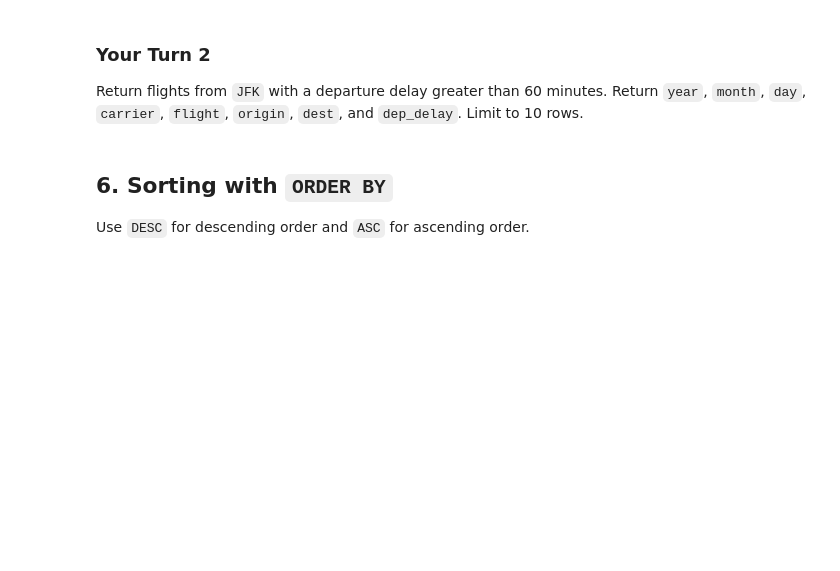
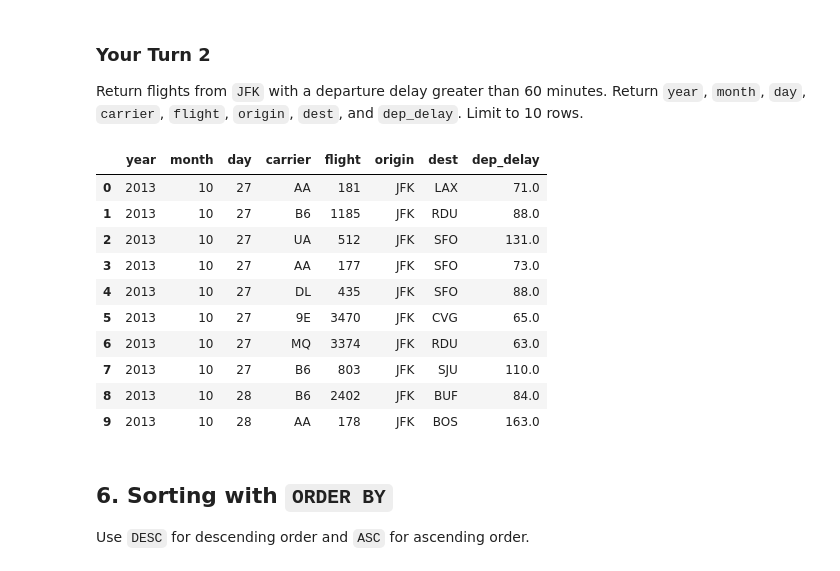
Before and after one commit to glendadavisjohnson/ban6003_001_weeks9_10_sql_abt_template_davis_johnson_glenda, a Jupyter notebook: notebooks/module9_neon_sql_fundamentals_guided_lab.ipynb, the cells around one changed output. Saved outputs shown, nothing was run; the diff lists cells and outputs as text; code cells hidden in the pictures; blank space fills up the shorter version.

```diff
--- a/notebooks/module9_neon_sql_fundamentals_guided_lab.ipynb
+++ b/notebooks/module9_neon_sql_fundamentals_guided_lab.ipynb
@@ -193,10 +277,25 @@ Return flights from `JFK` with a departure delay greater than 60 minutes. Return
 # %%
 # Your Turn 2
 query = """
-
+SELECT year, month, day, carrier, flight, origin, dest, dep_delay
+FROM flights
+WHERE origin = 'JFK' AND dep_delay >= 60
+LIMIT 10;
 """
 
 run_query(query, engine)
+# %% [output]
+|  | year | month | day | carrier | flight | origin | dest | dep_delay |
+| 0 | 2013 | 10 | 27 | AA | 181 | JFK | LAX | 71.0 |
+| 1 | 2013 | 10 | 27 | B6 | 1185 | JFK | RDU | 88.0 |
+| 2 | 2013 | 10 | 27 | UA | 512 | JFK | SFO | 131.0 |
+| 3 | 2013 | 10 | 27 | AA | 177 | JFK | SFO | 73.0 |
+| 4 | 2013 | 10 | 27 | DL | 435 | JFK | SFO | 88.0 |
+| 5 | 2013 | 10 | 27 | 9E | 3470 | JFK | CVG | 65.0 |
+| 6 | 2013 | 10 | 27 | MQ | 3374 | JFK | RDU | 63.0 |
+| 7 | 2013 | 10 | 27 | B6 | 803 | JFK | SJU | 110.0 |
+| 8 | 2013 | 10 | 28 | B6 | 2402 | JFK | BUF | 84.0 |
+| 9 | 2013 | 10 | 28 | AA | 178 | JFK | BOS | 163.0 |
 # %% [markdown]
 ## 6. Sorting with `ORDER BY`
 
```
Also changed, not shown: parts of 31 cells of this notebook.
